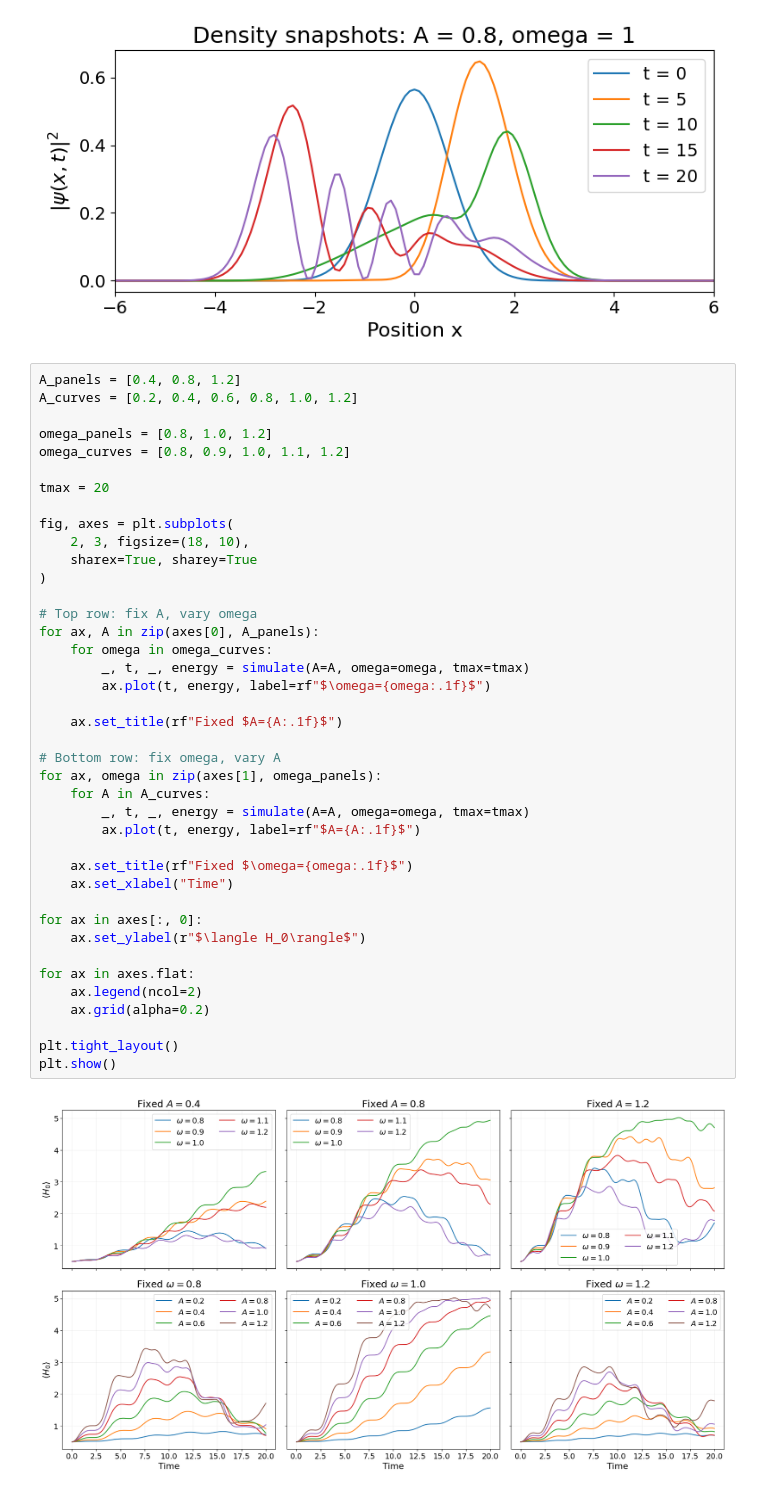
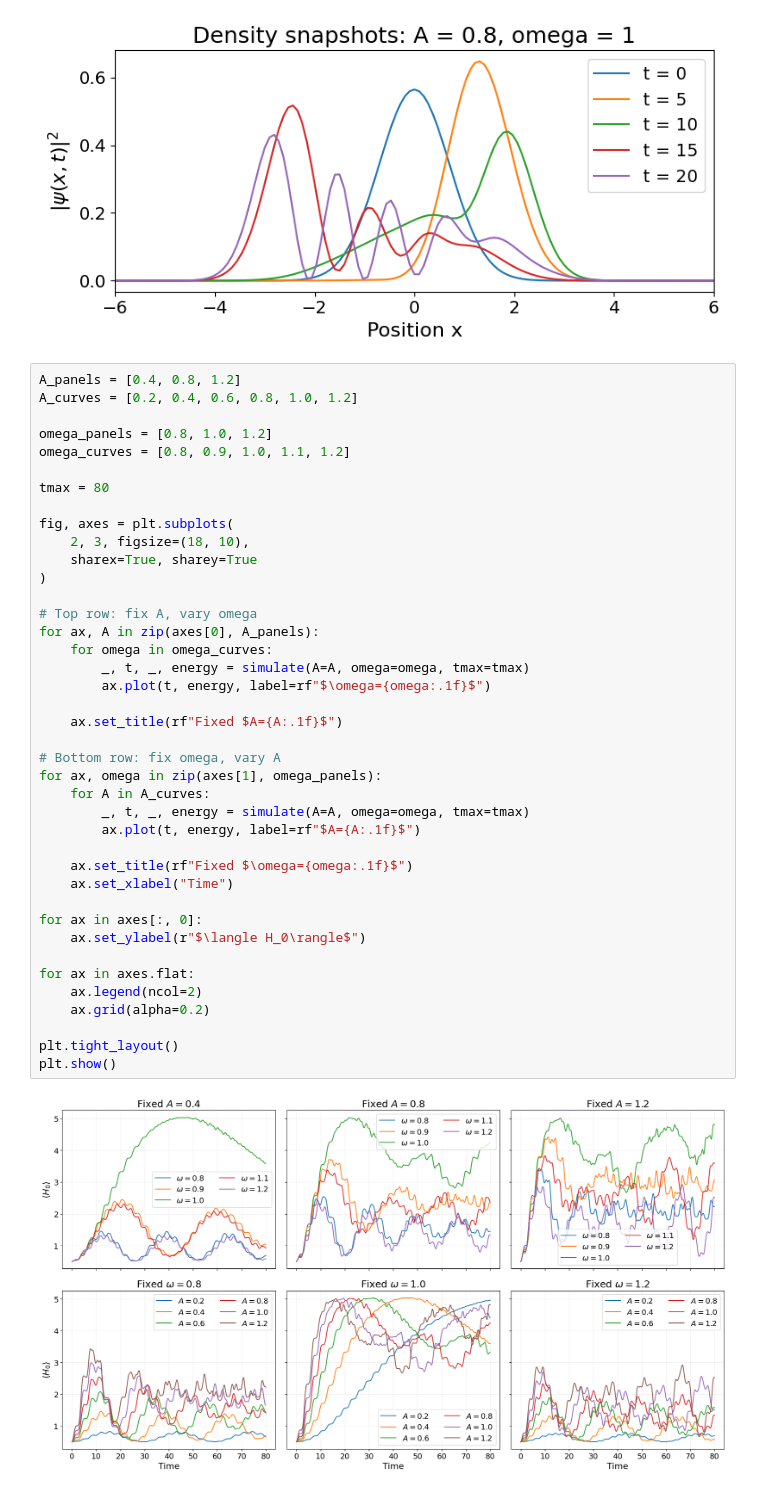
Before and after one commit to TO-PRARAMX/pc4230-project, a Jupyter notebook: example/01_tuneA_omega.ipynb, the cells around one changed output. Saved outputs shown, nothing was run; the diff lists cells and outputs as text.

Commit message:
make longer time for graphs in 01

```diff
--- a/example/01_tuneA_omega.ipynb
+++ b/example/01_tuneA_omega.ipynb
@@ -108,38 +108,38 @@ A_curves = [0.2, 0.4, 0.6, 0.8, 1.0, 1.2]
 omega_panels = [0.8, 1.0, 1.2]
 omega_curves = [0.8, 0.9, 1.0, 1.1, 1.2]
 
-tmax = 20
+tmax = 80
 
 fig, axes = plt.subplots(
     2, 3, figsize=(18, 10),
     sharex=True, sharey=True
 )
 
 # Top row: fix A, vary omega
 for ax, A in zip(axes[0], A_panels):
     for omega in omega_curves:
         _, t, _, energy = simulate(A=A, omega=omega, tmax=tmax)
         ax.plot(t, energy, label=rf"$\omega={omega:.1f}$")
 
     ax.set_title(rf"Fixed $A={A:.1f}$")
 
 # Bottom row: fix omega, vary A
 for ax, omega in zip(axes[1], omega_panels):
     for A in A_curves:
         _, t, _, energy = simulate(A=A, omega=omega, tmax=tmax)
         ax.plot(t, energy, label=rf"$A={A:.1f}$")
 
     ax.set_title(rf"Fixed $\omega={omega:.1f}$")
     ax.set_xlabel("Time")
 
 for ax in axes[:, 0]:
     ax.set_ylabel(r"$\langle H_0\rangle$")
 
 for ax in axes.flat:
     ax.legend(ncol=2)
     ax.grid(alpha=0.2)
 
 plt.tight_layout()
 plt.show()
 # %% [output]
-[figure, old version]
+[figure, new version]
```
Also changed, not shown: parts of 1 cell of this notebook.
